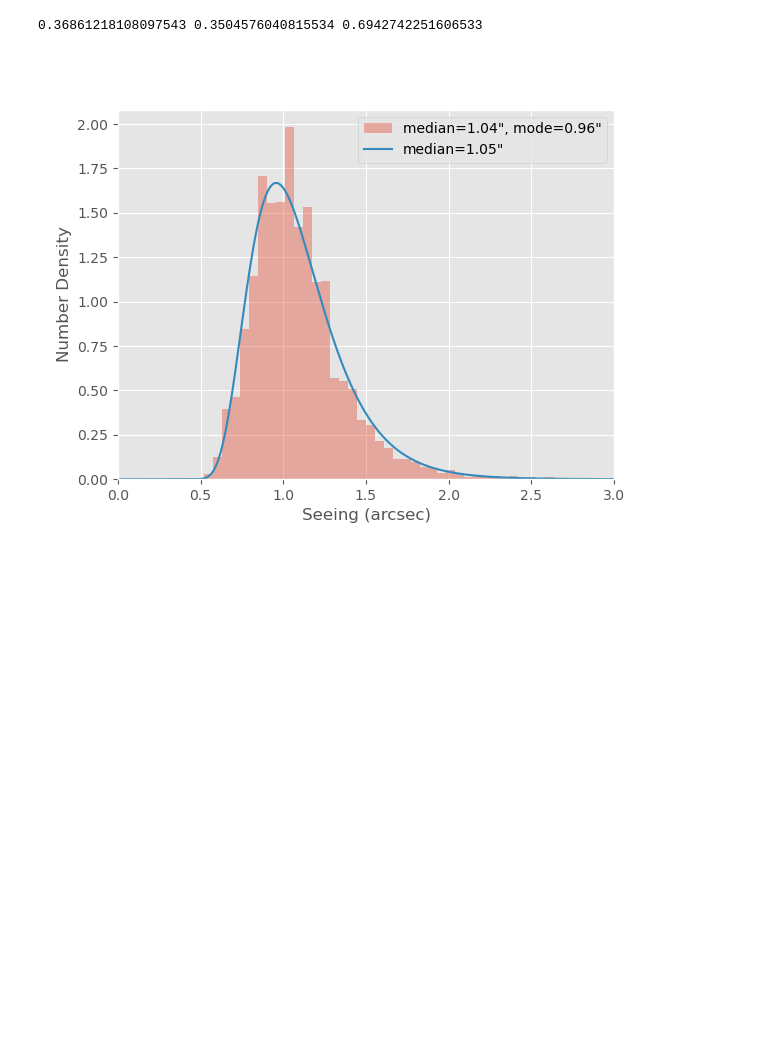
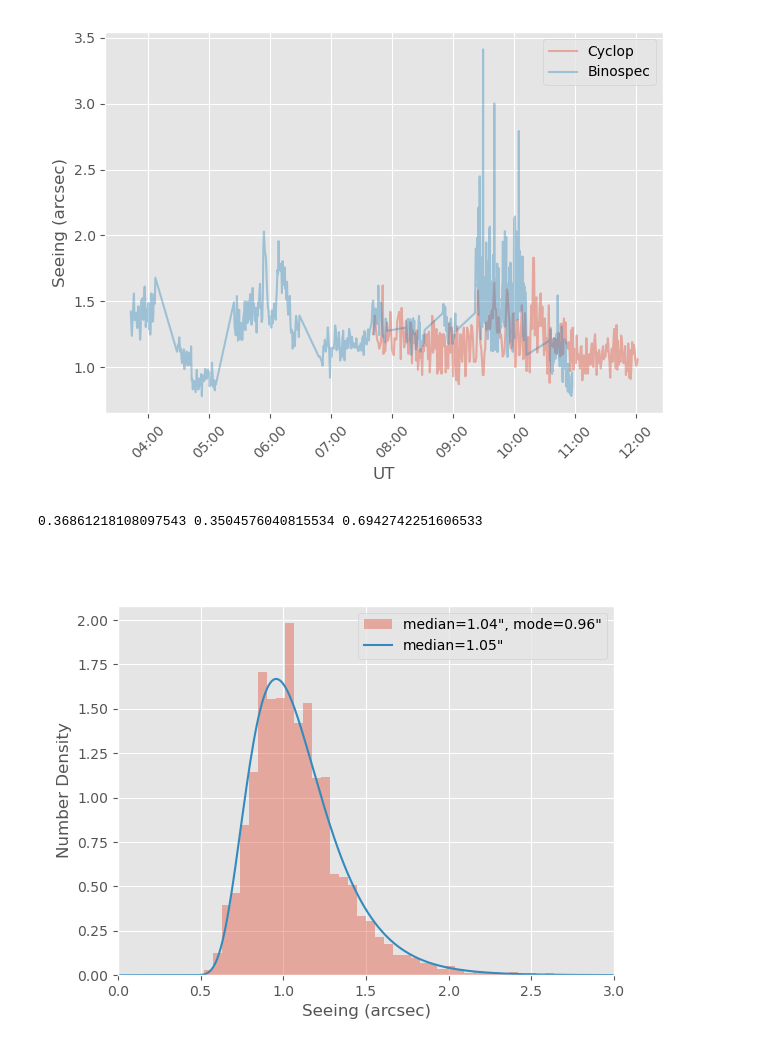
Before and after one commit to MMTObservatory/minicyclop, a Jupyter notebook: notebooks/dev.ipynb, the cells around one changed output. Drawn from its saved outputs; the diff is of its cells as text; code cells hidden in the pictures; blank space fills up the shorter version.

```diff
--- a/notebooks/dev.ipynb
+++ b/notebooks/dev.ipynb
@@ -51,3 +60,17 @@ plt.show()
+# %%
+with plt.style.context('ggplot'):
+    fig, ax = plt.subplots()
+    plt.plot(jul6.index, jul6['seeing'], label="Cyclop", alpha=0.4)
+    plt.plot(bino.index, bino['seeing'], label='Binospec', alpha=0.4)
+    ax.tick_params(axis="x", labelrotation=45)
+    ax.xaxis.set_major_formatter(mdates.DateFormatter("%H:%M"))
+    plt.ylabel("Seeing (arcsec)")
+    plt.xlabel("UT")
+    plt.legend()
+    plt.tight_layout()
+plt.show()
+# %% [output]
+[figure, added]
 # %%
 # fit a log-normal distribution to the seeing data
 sigma, loc, exp_mu = lognorm.fit(df['seeing'])
```
Also changed, not shown: parts of 5 cells of this notebook, 1 other file.
